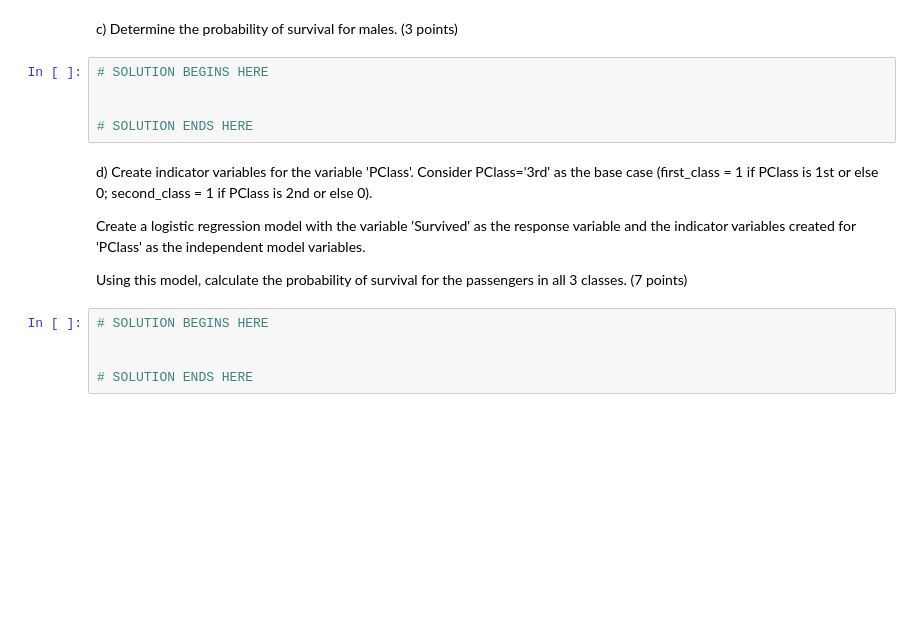
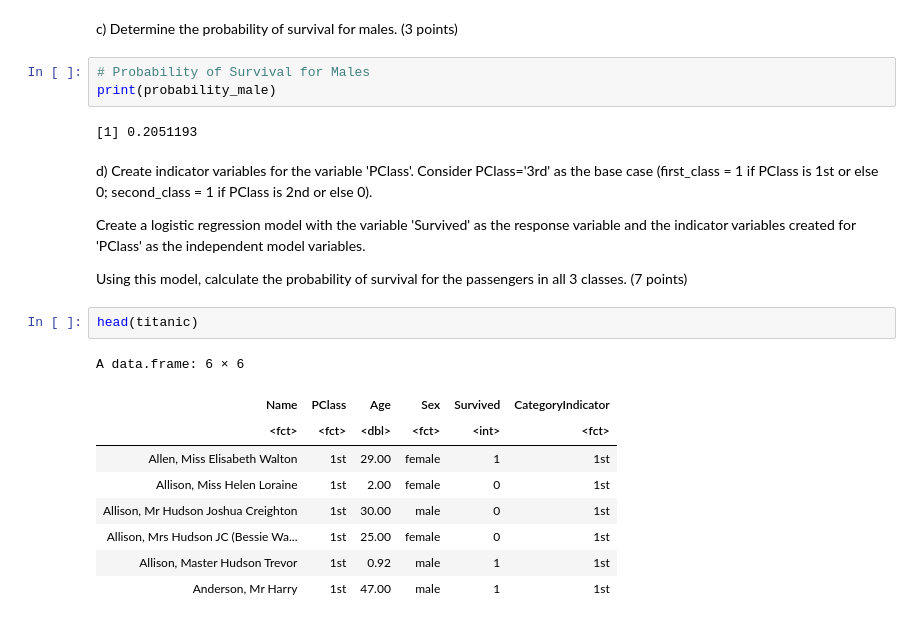
Before and after one commit to joel-quek/Georgia-Tech-OMSA, a Jupyter notebook: GTx - MGT6203x Data Analytics for Business/Week 2/HW1+Part+2.ipynb, the cells around one changed output. Saved outputs shown, nothing was run; the diff lists cells and outputs as text; blank space fills up the shorter version.

```diff
--- a/GTx - MGT6203x Data Analytics for Business/Week 2/HW1+Part+2.ipynb
+++ b/GTx - MGT6203x Data Analytics for Business/Week 2/HW1+Part+2.ipynb
@@ -438,18 +661,25 @@ b) Determine the probability of survival for females. (3 points)
 # %% [markdown]
 c) Determine the probability of survival for males. (3 points)
-# %%
-# SOLUTION BEGINS HERE
-
-
-# SOLUTION ENDS HERE
+# %%
+# Probability of Survival for Males
+print(probability_male)
+# %% [output]
+[1] 0.2051193
 # %% [markdown]
 d) Create indicator variables for the variable 'PClass'. Consider PClass='3rd' as the base case (first_class = 1 if PClass is 1st or else 0; second_class = 1 if PClass is 2nd or else 0).
 
 Create a logistic regression model with the variable 'Survived' as the response variable and the indicator variables created for 'PClass' as the independent model variables.
 
 Using this model, calculate the probability of survival for the passengers in all 3 classes. (7 points)
-# %%
-# SOLUTION BEGINS HERE
-
-
-# SOLUTION ENDS HERE
+# %%
+head(titanic)
+# %% [output]
+A data.frame: 6 × 6
+| Name | PClass | Age | Sex | Survived | CategoryIndicator |
+| <fct> | <fct> | <dbl> | <fct> | <int> | <fct> |
+| Allen, Miss Elisabeth Walton | 1st | 29.00 | female | 1 | 1st |
+| Allison, Miss Helen Loraine | 1st | 2.00 | female | 0 | 1st |
+| Allison, Mr Hudson Joshua Creighton | 1st | 30.00 | male | 0 | 1st |
+| Allison, Mrs Hudson JC (Bessie Wa... | 1st | 25.00 | female | 0 | 1st |
+| Allison, Master Hudson Trevor | 1st | 0.92 | male | 1 | 1st |
+| Anderson, Mr Harry | 1st | 47.00 | male | 1 | 1st |
```
Also changed, not shown: parts of 32 cells of this notebook.
